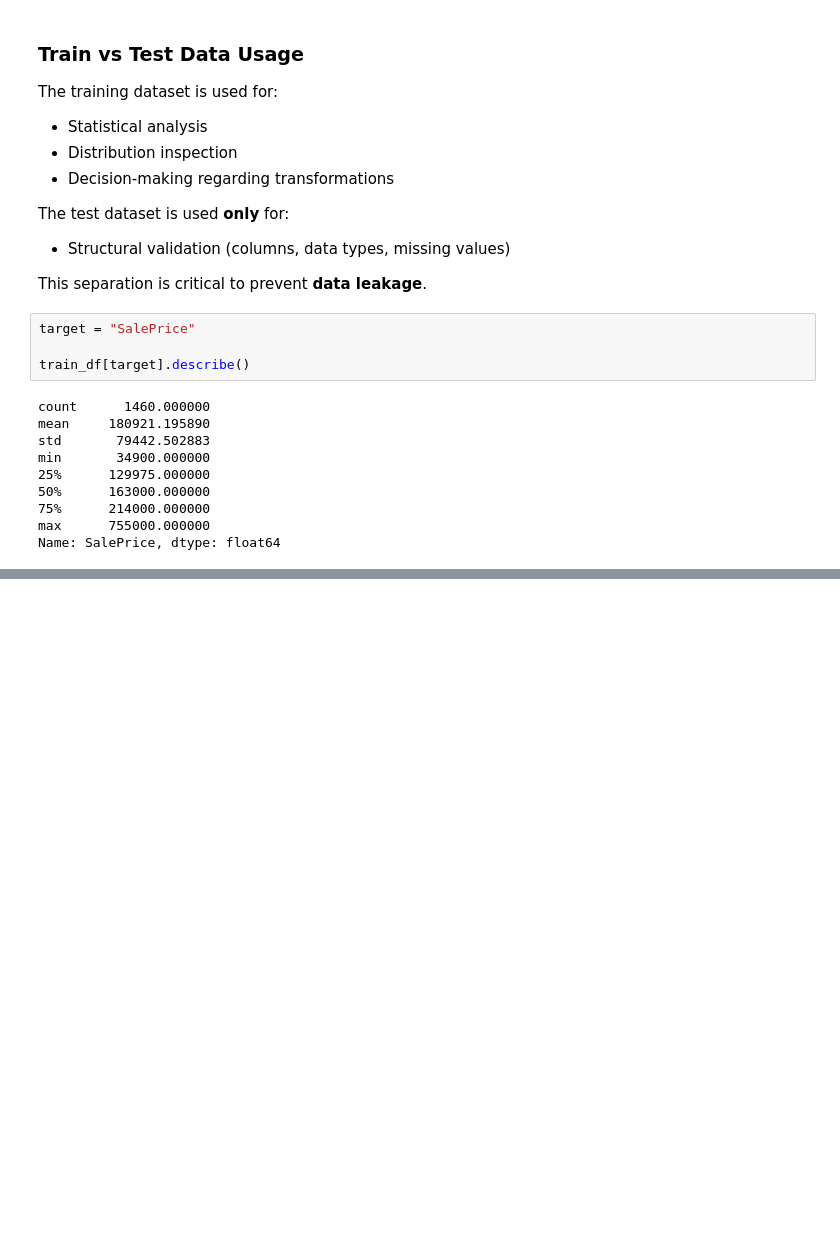
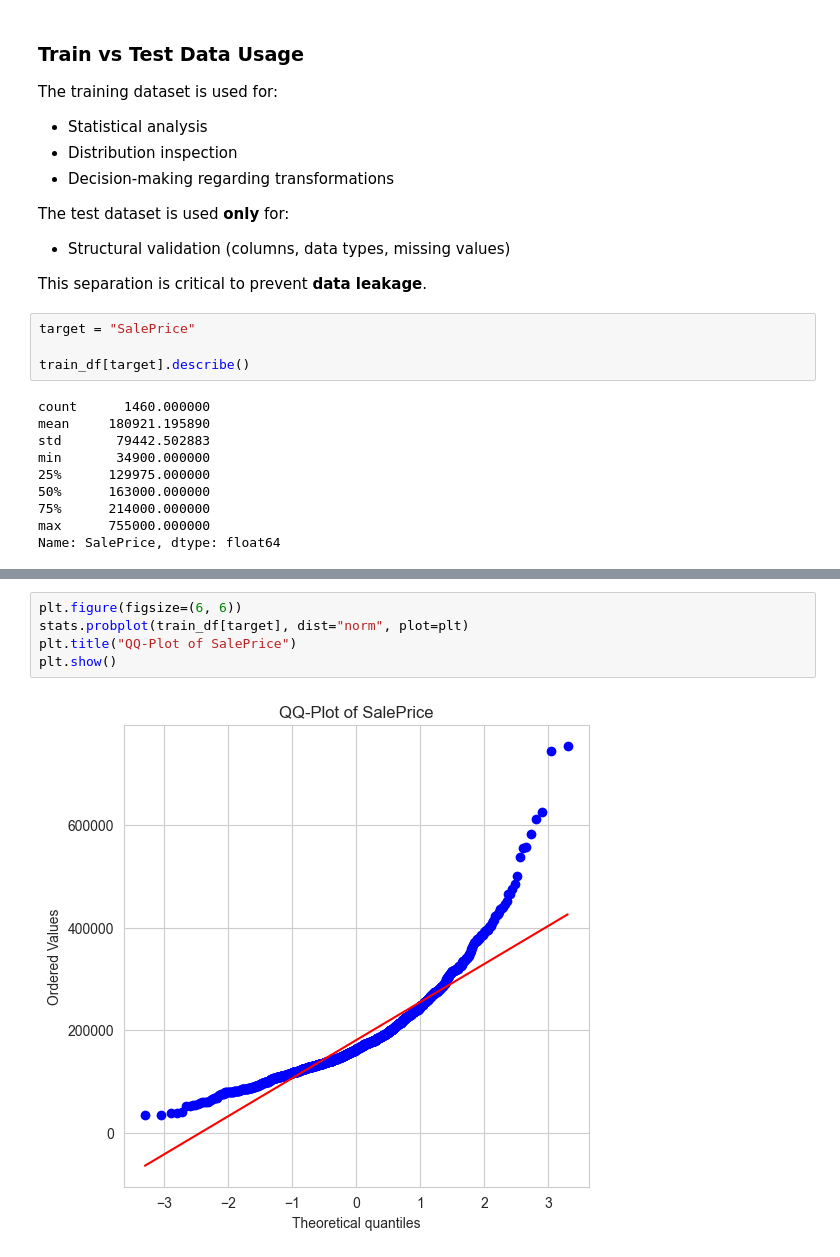
Before and after one commit to JoaoPedroOlavo/End-to-End-Machine-Learning-Project-House-Price-Prediction, a Jupyter notebook: notebooks/01_eda.ipynb, the cells around one changed output, grey strips where cells are left out. Cells and saved outputs as stored; diff of their text form; blank space fills up the shorter version.

```diff
--- a/notebooks/01_eda.ipynb
+++ b/notebooks/01_eda.ipynb
@@ -61,0 +85,7 @@ Name: SalePrice, dtype: float64
+# %%
+plt.figure(figsize=(6, 6))
+stats.probplot(train_df[target], dist="norm", plot=plt)
+plt.title("QQ-Plot of SalePrice")
+plt.show()
+# %% [output]
+[figure, added]
```
Also changed, not shown: parts of 6 cells of this notebook.
